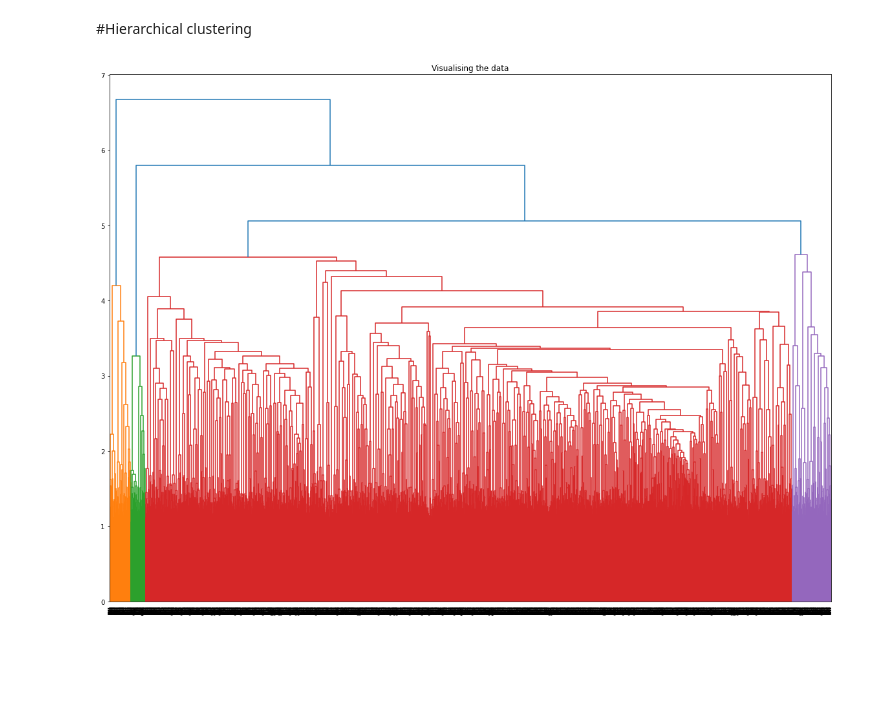
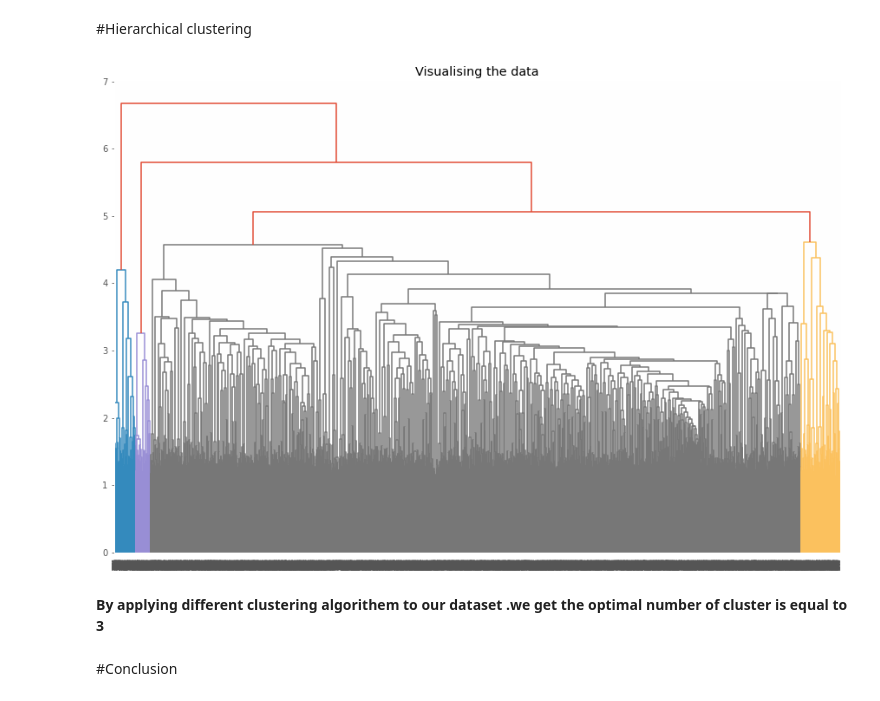
Before and after one commit to Zeeshan00789/NETFLIX-MOVIES-AND-TV-SHOWS-CLUSTERING-, a Jupyter notebook: NETFLIX_MOVIES_AND_TV_SHOWS_CLUSTERING.ipynb, the cells around one changed output. Saved outputs shown, nothing was run; the diff lists cells and outputs as text; code cells hidden in the pictures; blank space fills up the shorter version.

```diff
--- a/NETFLIX_MOVIES_AND_TV_SHOWS_CLUSTERING.ipynb
+++ b/NETFLIX_MOVIES_AND_TV_SHOWS_CLUSTERING.ipynb
@@ -1072,9 +1094,13 @@ plt.scatter(X[:,0], X[:,1], c=y_pred)
 # %% [markdown]
 #Hierarchical clustering
 # %%
-
-plt.figure(figsize =(20, 15))
+#dendogram
+plt.figure(figsize =(15, 10))
 plt.title('Visualising the data')
 Dendrogram = shc.dendrogram((shc.linkage(X, method ='ward')))
 # %% [output]
-[figure, old version]
+[figure, new version]
+# %% [markdown]
+**By applying different clustering algorithem to our dataset .we get the optimal number of cluster is equal to 3**
+# %% [markdown]
+#Conclusion
```
Also changed, not shown: parts of 13 cells of this notebook.
